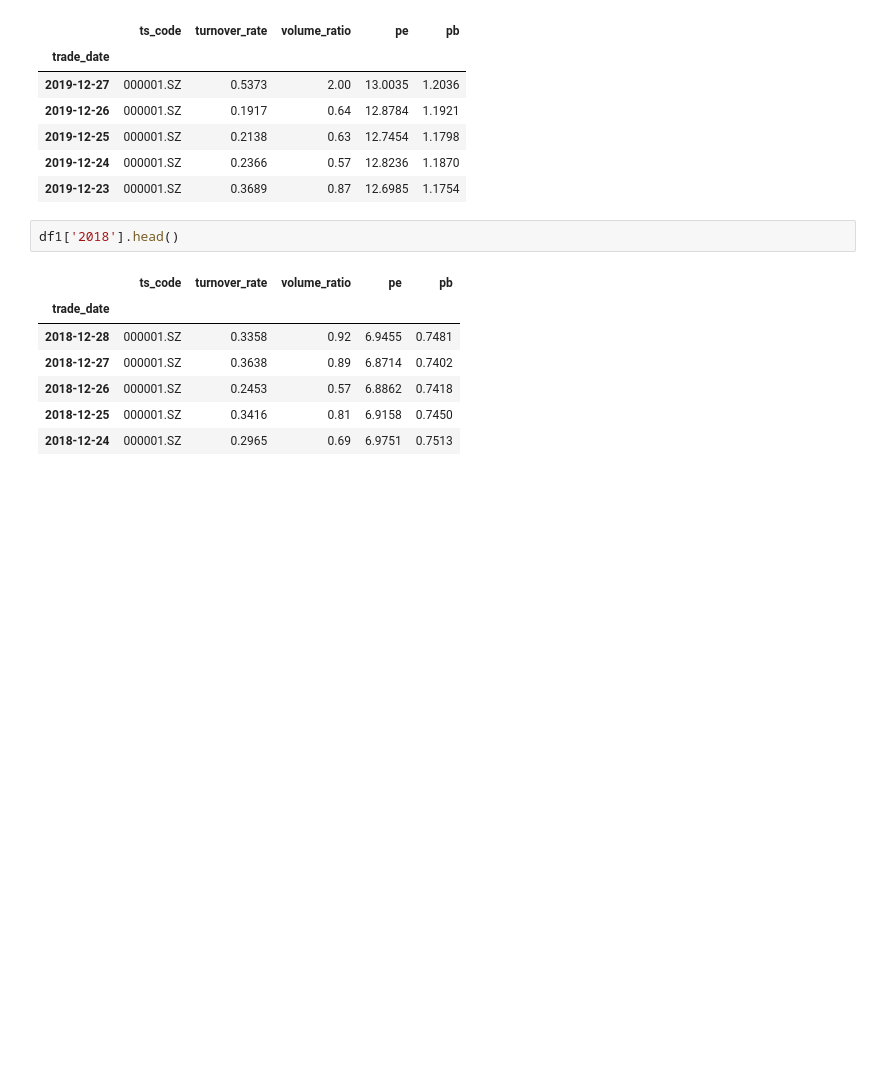
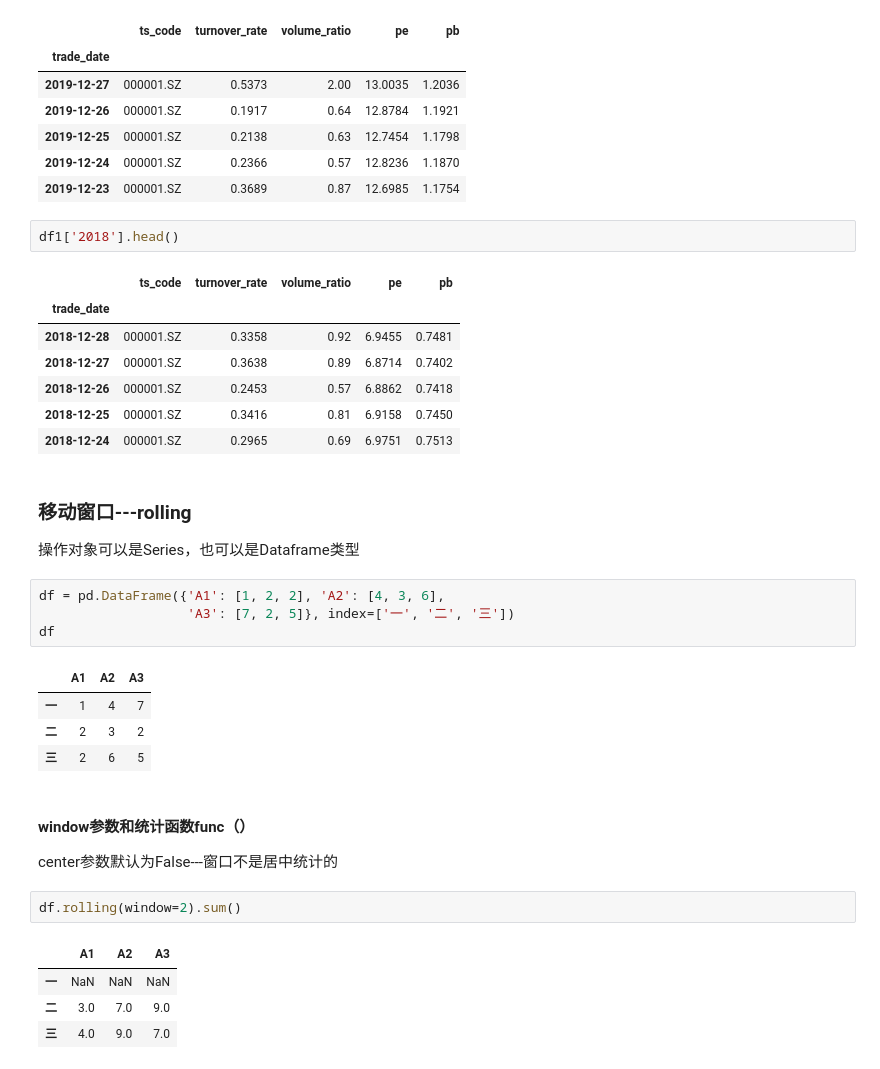
Before and after one commit to happy-yu1/date-analysis-primary, a Jupyter notebook: 数据操作练习/时间序列.ipynb, the cells around one changed output. Saved outputs shown, nothing was run; the diff lists cells and outputs as text; blank space fills up the shorter version.

```diff
--- a/数据操作练习/时间序列.ipynb
+++ b/数据操作练习/时间序列.ipynb
@@ -75,3 +79,25 @@ df1['2018'].head()
 | 2018-12-26 | 000001.SZ | 0.2453 | 0.57 | 6.8862 | 0.7418 |
 | 2018-12-25 | 000001.SZ | 0.3416 | 0.81 | 6.9158 | 0.7450 |
 | 2018-12-24 | 000001.SZ | 0.2965 | 0.69 | 6.9751 | 0.7513 |
+# %% [markdown]
+### 移动窗口---rolling
+操作对象可以是Series，也可以是Dataframe类型
+# %%
+df = pd.DataFrame({'A1': [1, 2, 2], 'A2': [4, 3, 6],
+                   'A3': [7, 2, 5]}, index=['一', '二', '三'])
+df
+# %% [output]
+|  | A1 | A2 | A3 |
+| 一 | 1 | 4 | 7 |
+| 二 | 2 | 3 | 2 |
+| 三 | 2 | 6 | 5 |
+# %% [markdown]
+#### window参数和统计函数func（）
+center参数默认为False---窗口不是居中统计的
+# %%
+df.rolling(window=2).sum()
+# %% [output]
+|  | A1 | A2 | A3 |
+| 一 | NaN | NaN | NaN |
+| 二 | 3.0 | 7.0 | 9.0 |
+| 三 | 4.0 | 9.0 | 7.0 |
```
Also changed, not shown: parts of 13 cells of this notebook, 8 other files.
